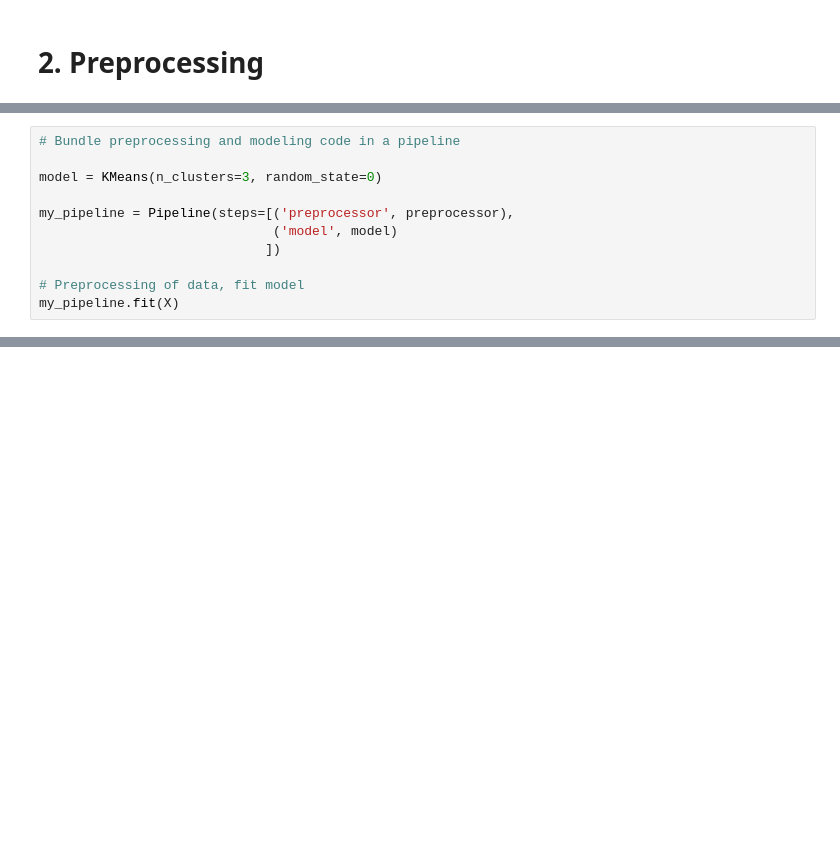
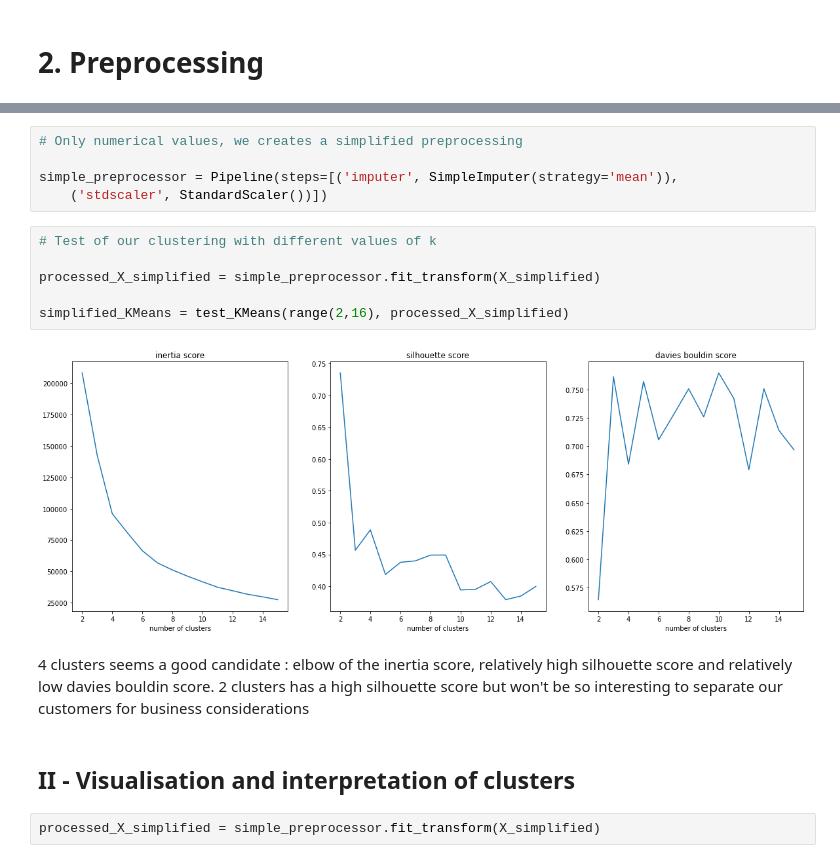
Before and after one commit to RobinPbt/P5-Openclassrooms, a Jupyter notebook: P5_modeling.ipynb, the cells around one changed output, grey strips where cells are left out. Drawn from its saved outputs; the diff is of its cells as text; blank space fills up the shorter version.

Commit message:
Deeper KMeans analysis and code simplification with functions

```diff
--- a/P5_modeling.ipynb
+++ b/P5_modeling.ipynb
@@ -670,11 +463,0 @@ Interpretation :
-# %%
-# Bundle preprocessing and modeling code in a pipeline
-
-model = KMeans(n_clusters=3, random_state=0)
-
-my_pipeline = Pipeline(steps=[('preprocessor', preprocessor),
-                              ('model', model)
-                             ])
-
-# Preprocessing of data, fit model
-my_pipeline.fit(X)
@@ -750,0 +480,19 @@ datetime.datetime(2017, 5, 16, 15, 5, 35, tzinfo=datetime.timezone.utc)
+# %%
+# Only numerical values, we creates a simplified preprocessing
+
+simple_preprocessor = Pipeline(steps=[('imputer', SimpleImputer(strategy='mean')),
+    ('stdscaler', StandardScaler())])
+# %%
+# Test of our clustering with different values of k
+
+processed_X_simplified = simple_preprocessor.fit_transform(X_simplified)
+
+simplified_KMeans = test_KMeans(range(2,16), processed_X_simplified)
+# %% [output]
+[figure, added]
+# %% [markdown]
+4 clusters seems a good candidate : elbow of the inertia score, relatively high silhouette score and relatively low davies bouldin score. 2 clusters has a high silhouette score but won't be so interesting to separate our customers for business considerations
+# %% [markdown]
+## II - Visualisation and interpretation of clusters <a class="anchor" id="11-bullet"></a>
+# %%
+processed_X_simplified = simple_preprocessor.fit_transform(X_simplified)
```
Also changed, not shown: parts of 84 cells of this notebook, 1 other file.
